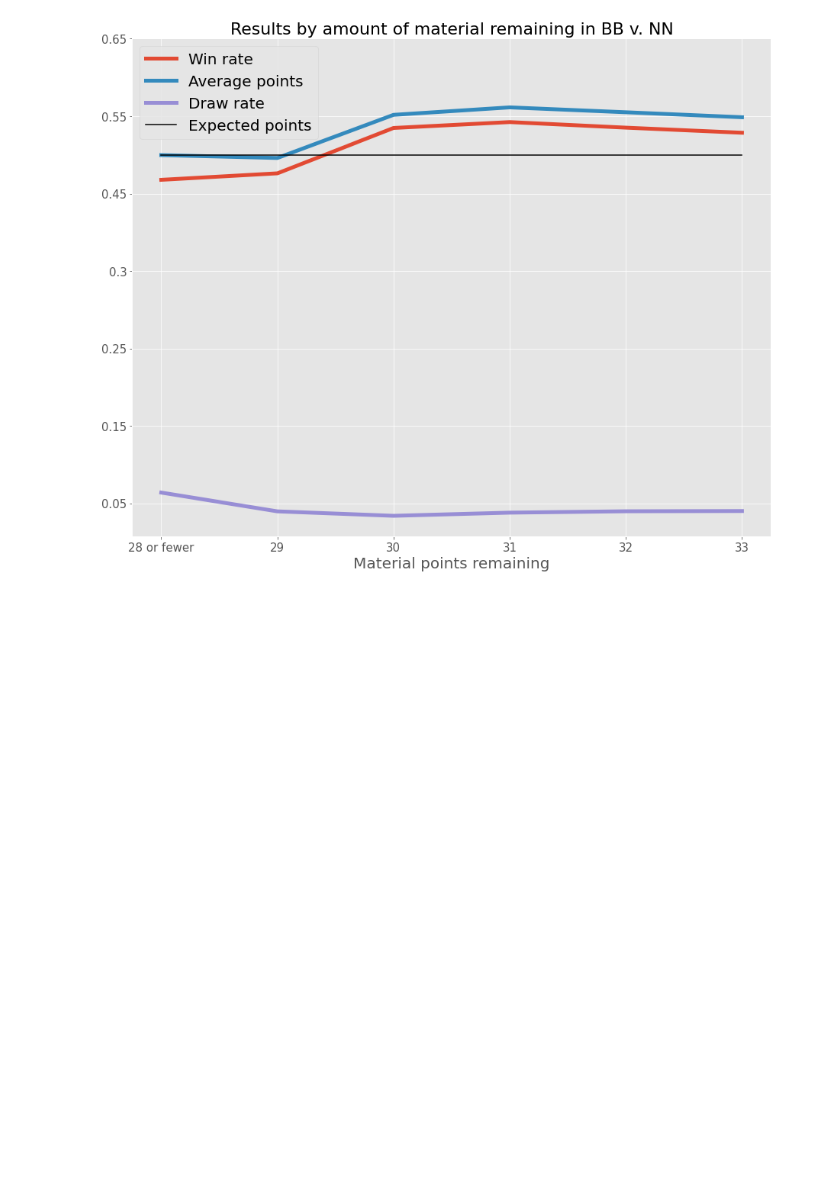
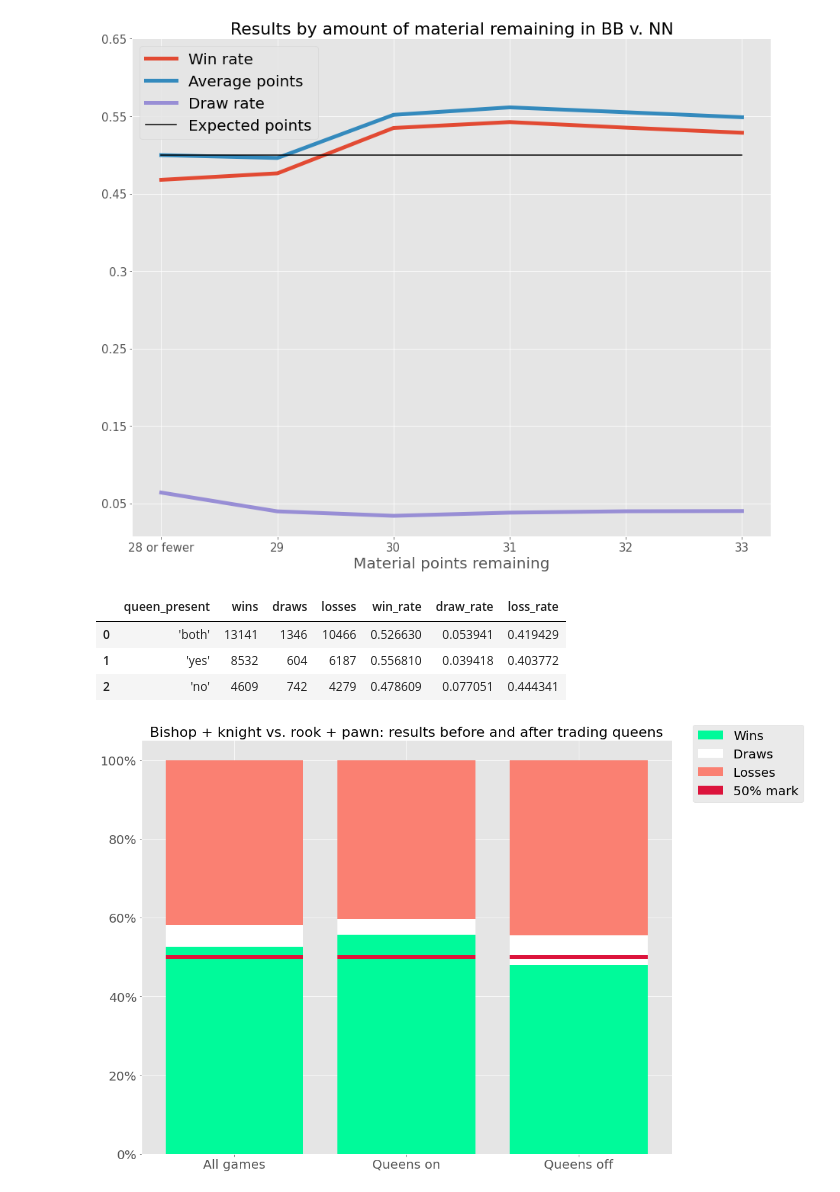
Before and after one commit to cmp5au/chess-material-imbalances, a Jupyter notebook: data/EDA.ipynb, the cells around one changed output. Saved outputs shown, nothing was run; the diff lists cells and outputs as text; code cells hidden in the pictures; blank space fills up the shorter version.

Commit message:
updated EDA notebook and created nbvrp_by_queens.png stacked bar chart

```diff
--- a/data/EDA.ipynb
+++ b/data/EDA.ipynb
@@ -45,3 +45,41 @@ ax.set_yticklabels(['0.05','0.15','0.25','0.3','0.45','0.55','0.65'],
 plt.savefig('../images/bbnn_by_material.png');
 # %% [output]
 [figure]
+# %%
+nbvrp_df = pd.read_csv('nbvrp_by_queens.csv', delimiter="|")
+nbvrp_df['win_rate'] = nbvrp_df['wins'] / nbvrp_df[['wins','draws','losses']].sum(axis=1)
+nbvrp_df['draw_rate'] = nbvrp_df['draws'] / nbvrp_df[['wins','draws','losses']].sum(axis=1)
+nbvrp_df['loss_rate'] = nbvrp_df['losses'] / nbvrp_df[['wins','draws','losses']].sum(axis=1)
+nbvrp_df
+# %% [output]
+|  | queen_present | wins | draws | losses | win_rate | draw_rate | loss_rate |
+| 0 | 'both' | 13141 | 1346 | 10466 | 0.526630 | 0.053941 | 0.419429 |
+| 1 | 'yes' | 8532 | 604 | 6187 | 0.556810 | 0.039418 | 0.403772 |
+| 2 | 'no' | 4609 | 742 | 4279 | 0.478609 | 0.077051 | 0.444341 |
+# %%
+fig, ax = plt.subplots(figsize=(15, 12))
+
+x = ['All games', 'Queens on', 'Queens off']
+y1 = nbvrp_df['win_rate']
+y2 = nbvrp_df['draw_rate']
+y3 = nbvrp_df['loss_rate']
+y4 = 0.01
+
+ax.bar(x, y1, color='mediumspringgreen')
+ax.bar(x, y2, bottom=y1, color='white')
+ax.bar(x, y3, bottom=y1+y2, color='salmon')
+ax.bar(x, y4, bottom=0.495, color='crimson')
+
+ax.set_title('Bishop + knight vs. rook + pawn: results before and after trading queens', fontsize=22)
+
+ax.legend(['Wins','Draws','Losses','50% mark'],
+            prop={'size': 20}, loc=(1.04, 0.85))
+
+plt.xticks(size=20)
+plt.yticks(size=20)
+ax.set_yticks(np.arange(0, 1.2, 0.2))
+ax.set_yticklabels(['0%','20%','40%','60%','80%','100%'])
+
+plt.savefig('../images/nbvrp_by_queens.png');
+# %% [output]
+[figure, added]
```
Also changed, not shown: parts of 2 cells of this notebook, 43 other files.
